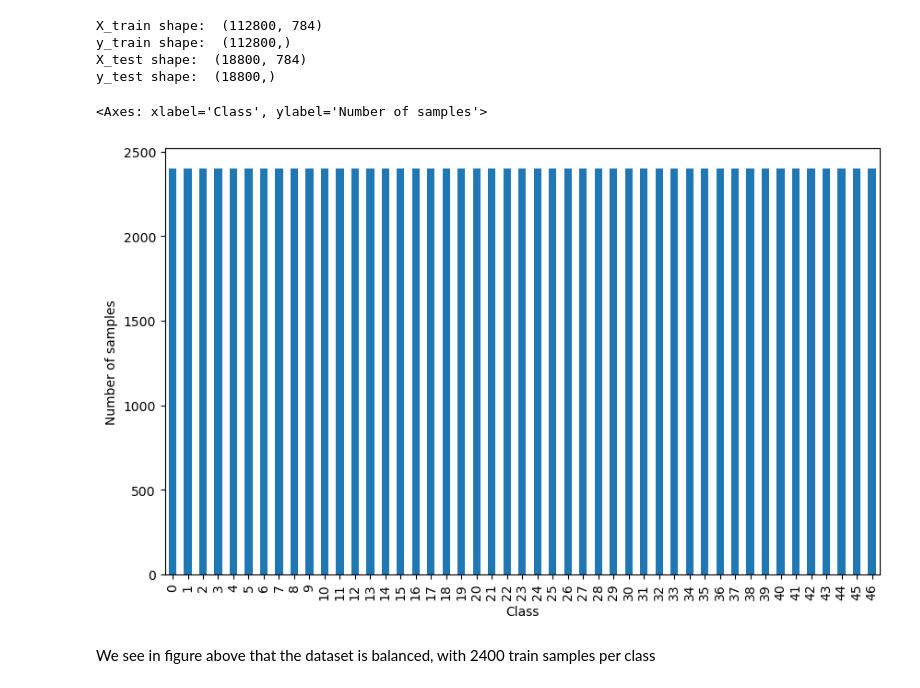
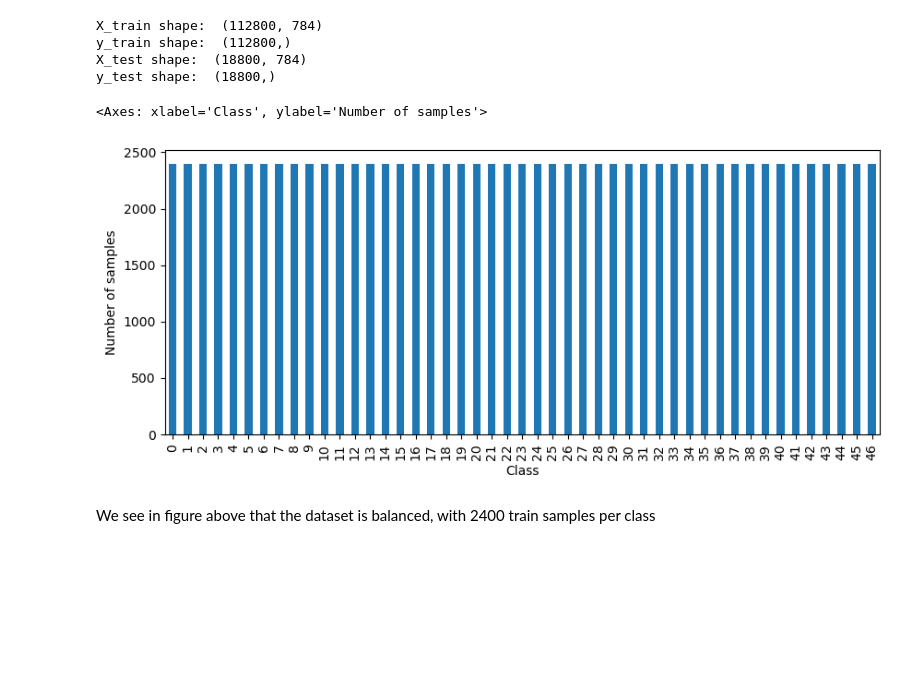
Before and after one commit to htringuyen/letters_classifier, a Jupyter notebook: notebooks/training_model_example.ipynb, the cells around one changed output. Saved outputs shown, nothing was run; the diff lists cells and outputs as text; code cells hidden in the pictures; blank space fills up the shorter version.

```diff
--- a/notebooks/training_model_example.ipynb
+++ b/notebooks/training_model_example.ipynb
@@ -82,10 +82,10 @@ X_test shape:  (18800, 784)
 y_test shape:  (18800,)
 # %%
 # draw distribution of characters in the dataset
-pd.Series(dc.y_train).value_counts().sort_index(ascending=True).plot(kind='bar', xlabel='Class', ylabel='Number of samples', figsize=(10, 6))
+pd.Series(dc.y_train).value_counts().sort_index(ascending=True).plot(kind='bar', xlabel='Class', ylabel='Number of samples', figsize=(10, 4))
 # %% [output]
 <Axes: xlabel='Class', ylabel='Number of samples'>
-[figure, old version]
+[figure, new version]
 # %% [markdown]
 We see in figure above that the dataset is balanced, with 2400 train samples per class
 # %%
```
Also changed, not shown: parts of 1 cell of this notebook.
